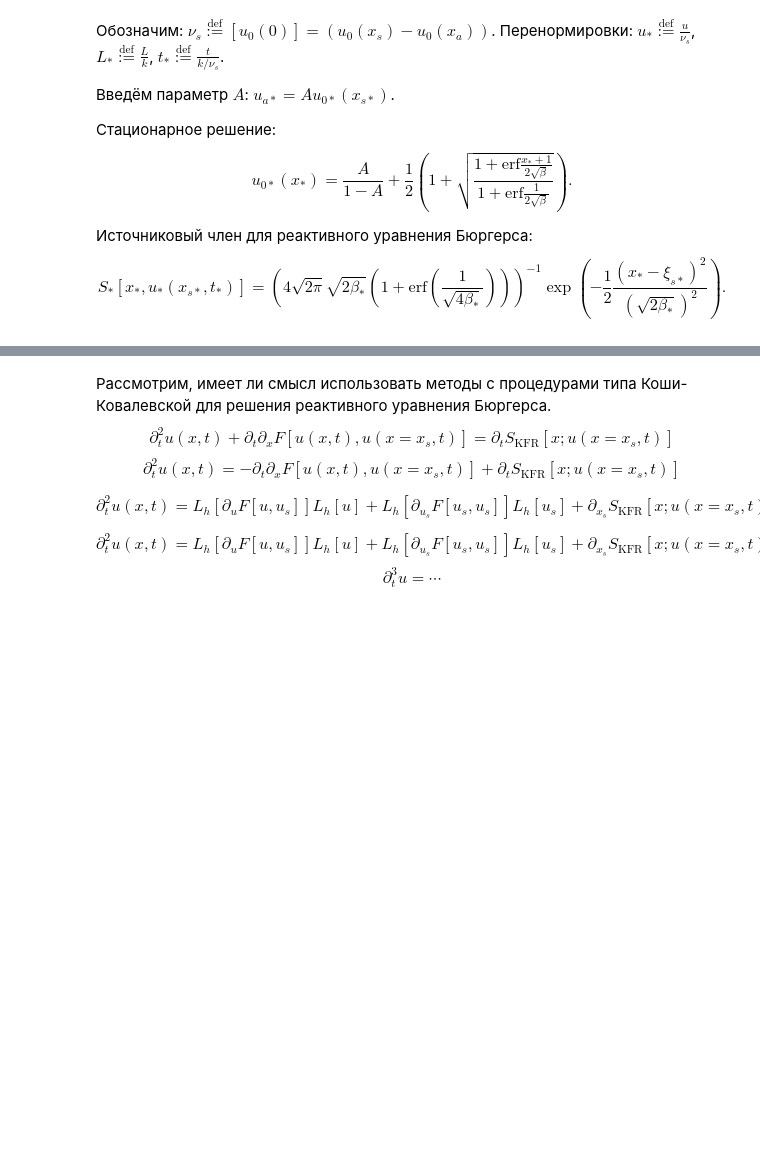
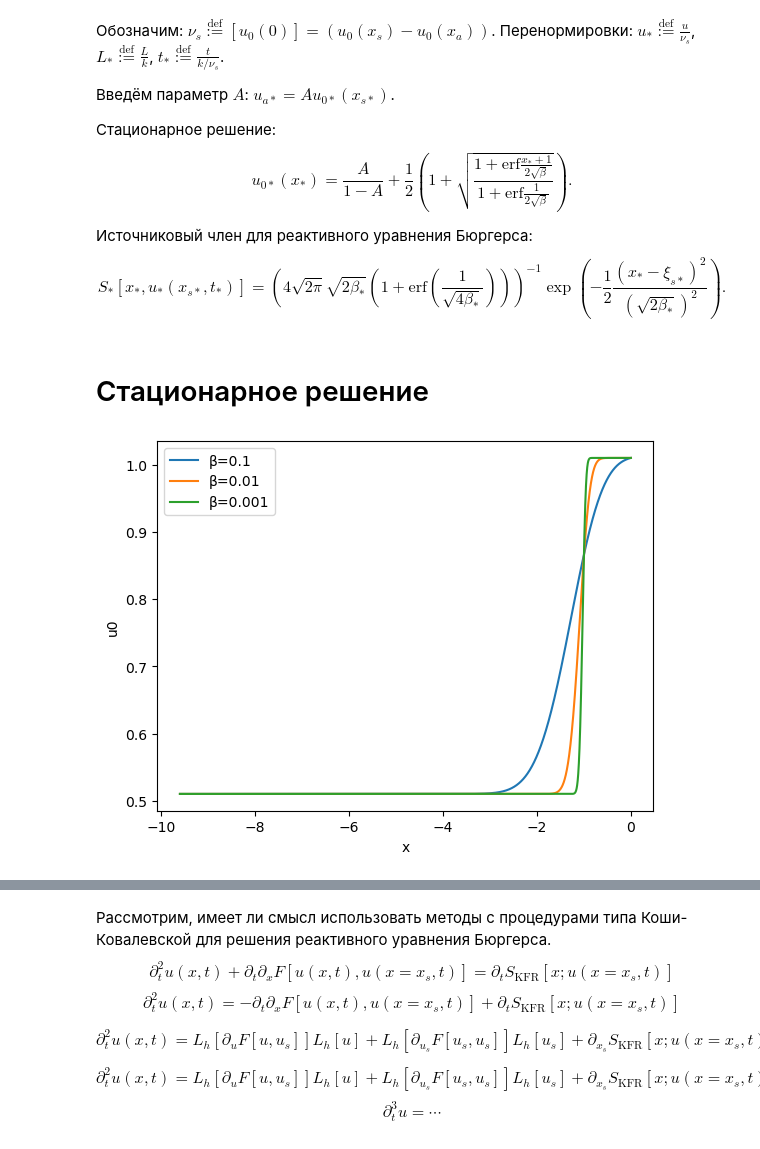
Before and after one commit to fedor1113/detonation-presentation2022, a Jupyter notebook: presentation.ipynb, the cells around one changed output, grey strips where cells are left out. Cells and saved outputs as stored; diff of their text form; code cells hidden in the pictures; blank space fills up the shorter version.

```diff
--- a/presentation.ipynb
+++ b/presentation.ipynb
@@ -80,3 +94,27 @@ $$ u_{0*}(x_*) = \frac{ A }{ 1 - A } + \frac{1}{2} \left( 1 + \sqrt{\frac{1+\tex
 
 Источниковый член для реактивного уравнения Бюргерса:
 $$ S_{*}\left[x_*, u_{*}\left(x_{s*}, t_*\right)\right] = \left( 4  \sqrt{2\pi} \sqrt{2\beta_*} \left( 1+\text{erf}\left(\frac{1}{\sqrt{4\beta_*}}\right) \right) \right)^{-1} \exp \left({ - \frac{1}{2} \frac{\left( x_* - \xi_{s*} \right)^2}{\left( \sqrt{2\beta_*} \right)^2} }\right). $$
+# %% [markdown]
+# Стационарное решение
+# %%
+def kfrSteadyStateSol(x, amp, beta, epsilon=1e-6):
+    var1 = 1. + math.erf((x + 1.) / np.sqrt(4. * beta))
+    var2 = 1. + math.erf((0. + 1.) / np.sqrt(4. * beta))
+
+    u0 = (amp / (1. - amp)
+          + 0.5 * (1. + np.sqrt(var1 / var2)) + epsilon * np.sin(x))
+
+    return u0
+
+
+x = np.linspace(-10+0.4, 0, 20000)
+plt.plot(x, [kfrSteadyStateSol(v, 0.01, 0.1) for v in x], label='β=0.1')
+plt.plot(x, [kfrSteadyStateSol(v, 0.01, 0.01) for v in x], label='β=0.01')
+plt.plot(x, [kfrSteadyStateSol(v, 0.01, 0.001) for v in x], label='β=0.001')
+plt.legend()
+plt.xlabel('x')
+plt.ylabel('u0')
+plt.savefig('beta.svg', format='svg', transparent=True)
+plt.show()
+# %% [output]
+[figure, added]
```
Also changed, not shown: parts of 17 cells of this notebook, 5 other files.
